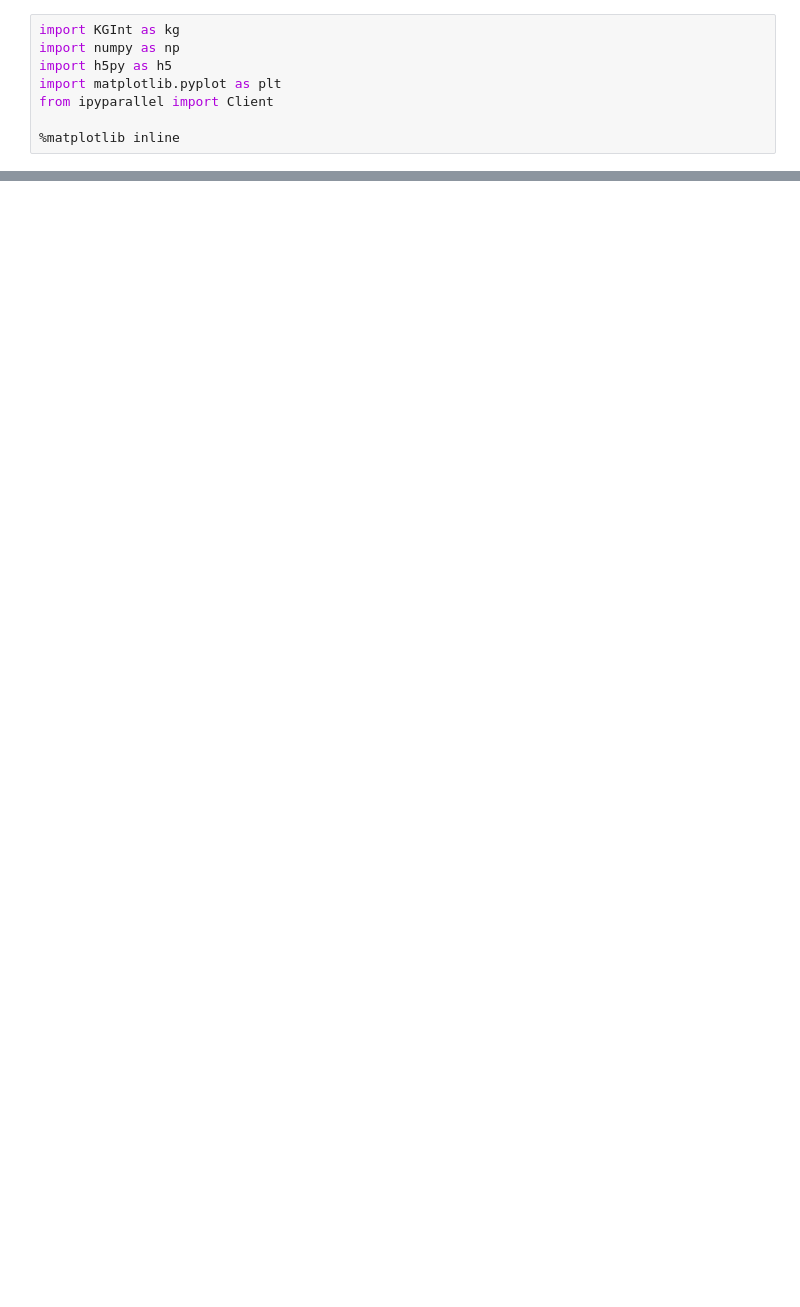
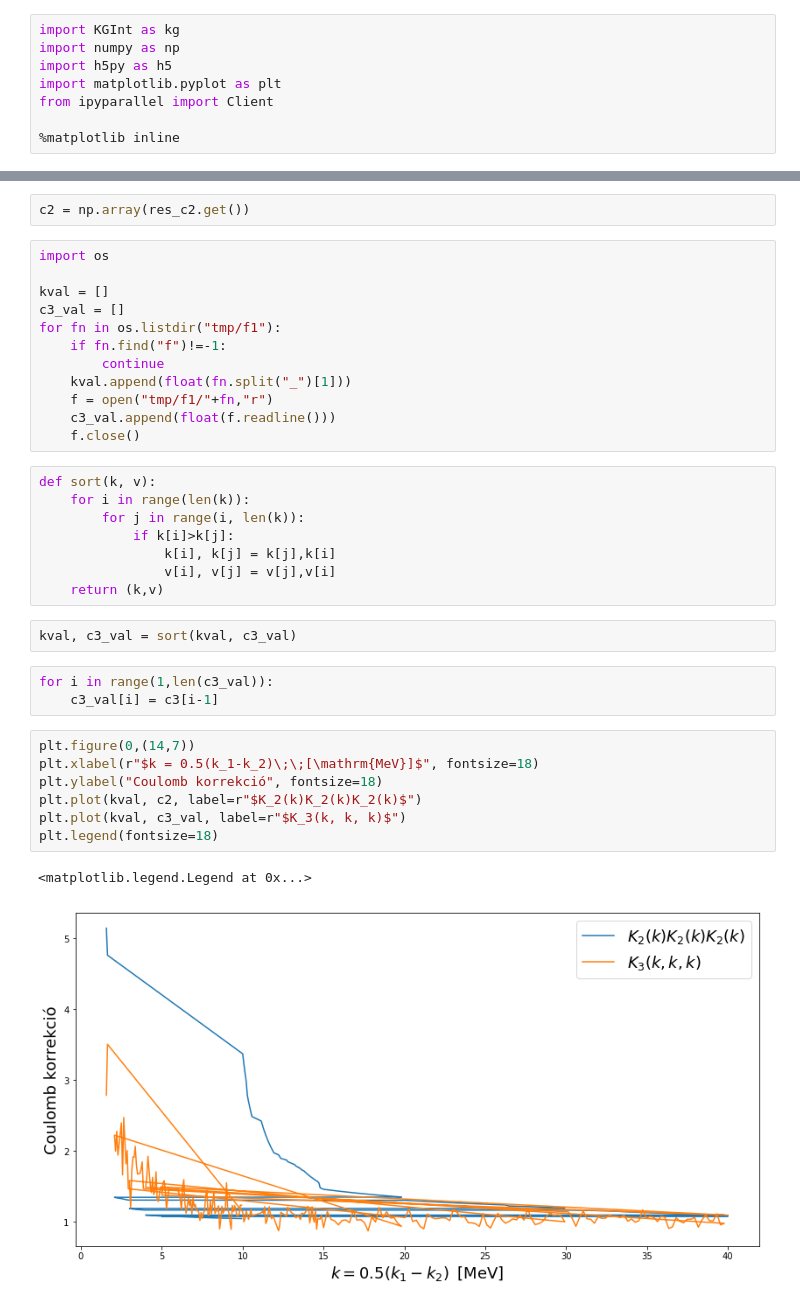
Before and after one commit to qati/HBTCoulombCorrection, a Jupyter notebook: K3.ipynb, the cells around one changed output, grey strips where cells are left out. Saved outputs shown, nothing was run; the diff lists cells and outputs as text; blank space fills up the shorter version.

```diff
--- a/K3.ipynb
+++ b/K3.ipynb
@@ -33,0 +110,37 @@ t**3
+# %%
+c2 = np.array(res_c2.get())
+# %%
+import os
+
+kval = []
+c3_val = []
+for fn in os.listdir("tmp/f1"):
+    if fn.find("f")!=-1:
+        continue
+    kval.append(float(fn.split("_")[1]))
+    f = open("tmp/f1/"+fn,"r")
+    c3_val.append(float(f.readline()))
+    f.close()
+# %%
+def sort(k, v):
+    for i in range(len(k)):
+        for j in range(i, len(k)):
+            if k[i]>k[j]:
+                k[i], k[j] = k[j],k[i]
+                v[i], v[j] = v[j],v[i]
+    return (k,v)
+# %%
+kval, c3_val = sort(kval, c3_val)
+# %%
+for i in range(1,len(c3_val)):
+    c3_val[i] = c3[i-1]
+# %%
+plt.figure(0,(14,7))
+plt.xlabel(r"$k = 0.5(k_1-k_2)\;\;[\mathrm{MeV}]$", fontsize=18)
+plt.ylabel("Coulomb korrekció", fontsize=18)
+plt.plot(kval, c2, label=r"$K_2(k)K_2(k)K_2(k)$")
+plt.plot(kval, c3_val, label=r"$K_3(k, k, k)$")
+plt.legend(fontsize=18)
+# %% [output]
+<matplotlib.legend.Legend at 0x...>
+[figure, added]
```
Also changed, not shown: parts of 22 cells of this notebook, 5 other files.
